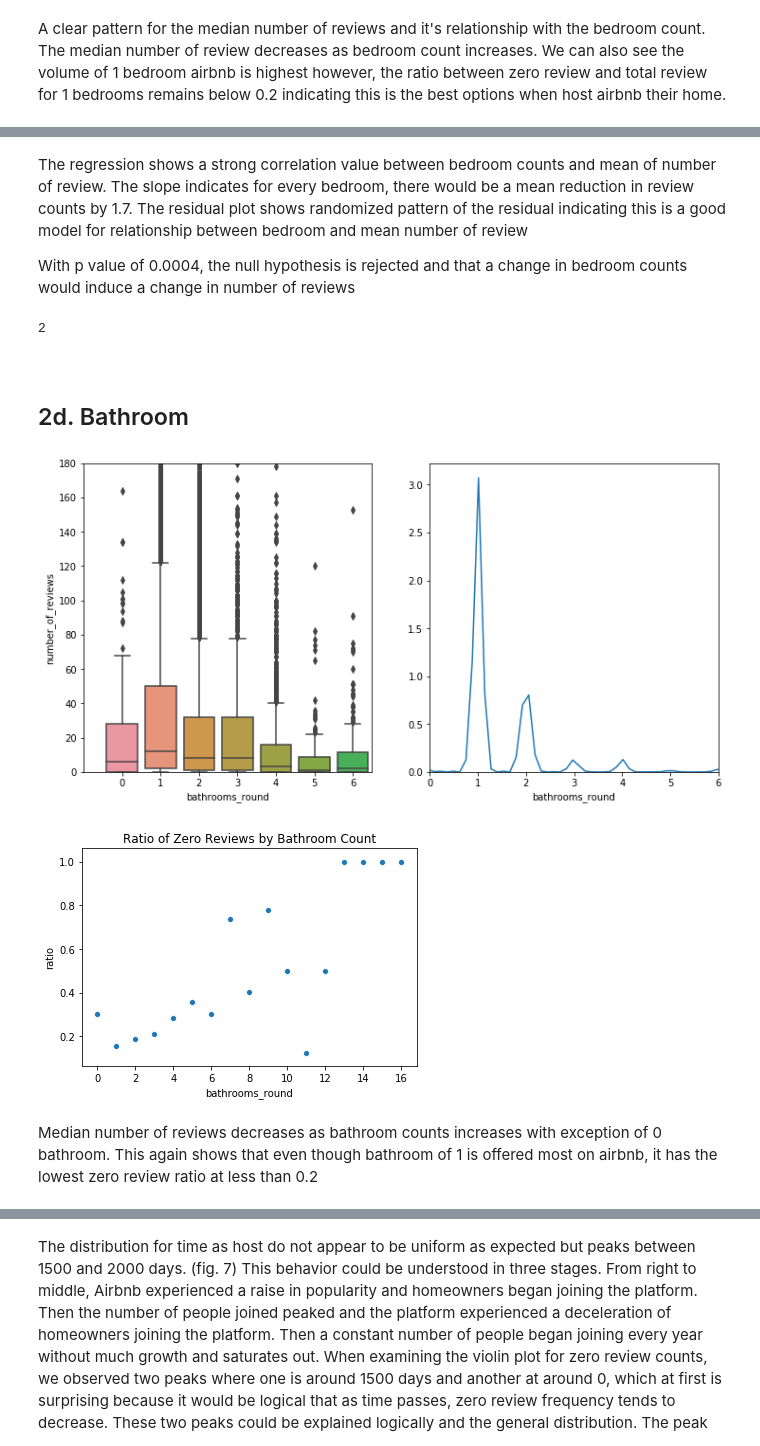
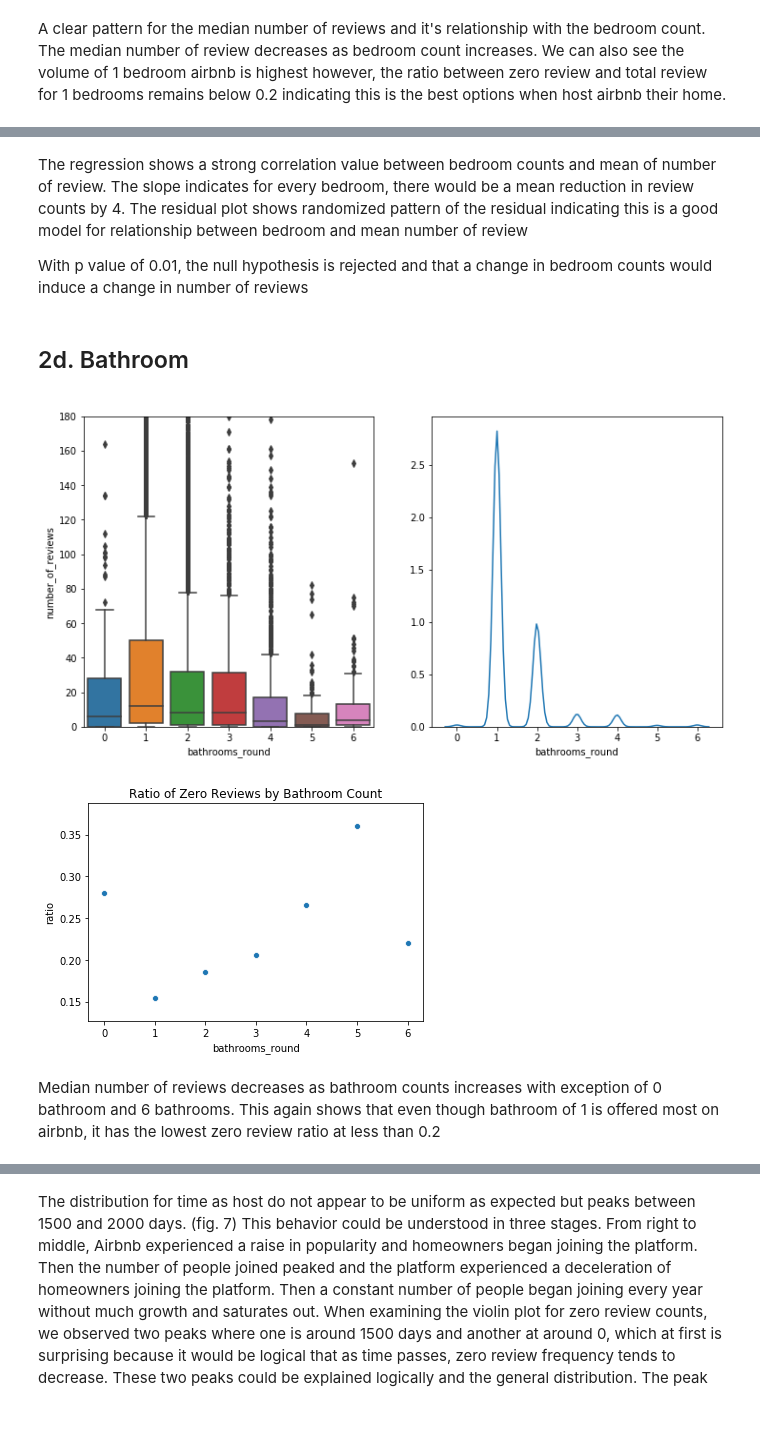
Before and after one commit to activerabbit/Springboard, a Jupyter notebook: Project 2/Notebooks/EDA Statistics.ipynb, the cells around one changed output, grey strips where cells are left out. Cells and saved outputs as stored; diff of their text form; code cells hidden in the pictures; blank space fills up the shorter version.

Commit message:
remove addiitional outliers

```diff
--- a/Project 2/Notebooks/EDA Statistics.ipynb
+++ b/Project 2/Notebooks/EDA Statistics.ipynb
@@ -259,52 +255,42 @@ pd.DataFrame(dic)
 # %% [markdown]
-The regression shows a strong correlation value between bedroom counts and mean of number of review. The slope indicates for every bedroom, there would be a mean reduction in review counts by 1.7. The residual plot shows randomized pattern of the residual indicating this is a good model for relationship between bedroom and mean number of review
+The regression shows a strong correlation value between bedroom counts and mean of number of review. The slope indicates for every bedroom, there would be a mean reduction in review counts by 4. The residual plot shows randomized pattern of the residual indicating this is a good model for relationship between bedroom and mean number of review
 
-With p value of 0.0004, the null hypothesis is rejected and that a change in bedroom counts would induce a change in number of reviews
+With p value of 0.01, the null hypothesis is rejected and that a change in bedroom counts would induce a change in number of reviews
-# %%
-print(sum(df.bedrooms_round > 12))
-
-#remove the two outliers
-df = df[df.bedrooms_round<=12]
-# %% [output]
-2
 # %% [markdown]
+## 2d. Bathroom
 <a id='Bath'></a>
-# %% [markdown]
-## 2d. Bathroom
 # %%
 #round up the bathroom count to nearest integer
 df['bathrooms_round'] = df.bathrooms.apply(lambda x: round(x))
 
 #plot the bar graph for the for bathroom count and number of reviws
 fig, axes = plt.subplots(1,2, figsize = (12,6))
 sns.boxplot(x = 'bathrooms_round', y = 'number_of_reviews', data = df, ax = axes[0])
-axes[0].set_xlim(-1,6.5)
 axes[0].set_ylim(0,180)
 
 sns.distplot(df.bathrooms_round, bins = 30, ax = axes[1], hist = False)
-axes[1].set_xlim(0,6)
 plt.show()
 
 #ratio between zero reviews and total review by bedrooms
 zero_review = df[df.number_of_reviews == 0]
 zero = (zero_review.groupby('bathrooms_round')['name']
         .count().rename('zero_review_by_bathrooms'))
 total = (df.groupby('bathrooms_round')['name']
          .count()
          .rename('total_review_by_bathrooms'))
 
 #find the ratio between zero and total review counts groupby bathroom counts
 ratio = (zero/total).rename('ratio').reset_index()
 
 #plot the ratio and bathroom counts
 sns.scatterplot(x = 'bathrooms_round', y = 'ratio', data = ratio)
 plt.title('Ratio of Zero Reviews by Bathroom Count')
 plt.show()
 # %% [output]
-[figure, old version]
+[figure, new version]
-[figure, old version]
+[figure, new version]
 # %% [markdown]
-Median number of reviews decreases as bathroom counts increases with exception of 0 bathroom. This again shows that even though bathroom of 1 is offered most on airbnb, it has the lowest zero review ratio at less than 0.2
+Median number of reviews decreases as bathroom counts increases with exception of 0 bathroom and 6 bathrooms. This again shows that even though bathroom of 1 is offered most on airbnb, it has the lowest zero review ratio at less than 0.2
 # %%
 #find mean reviews group by bathroom
 bathrooms_mean_review = (df.groupby('bathrooms_round')['number_of_reviews']
```
Also changed, not shown: parts of 47 cells of this notebook, 3 other files.
